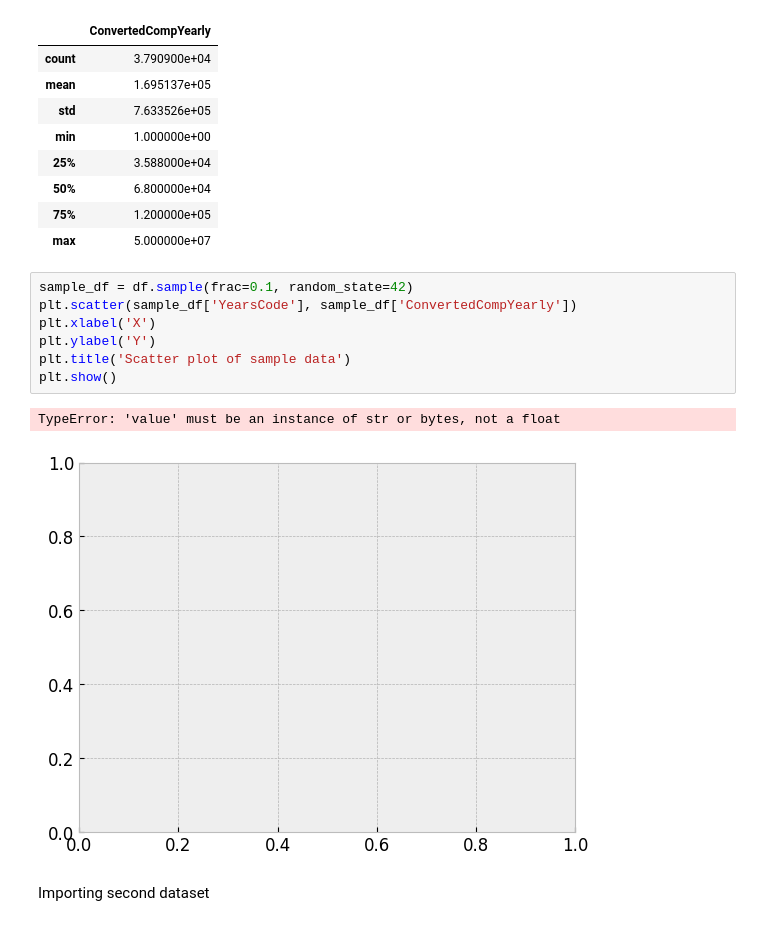
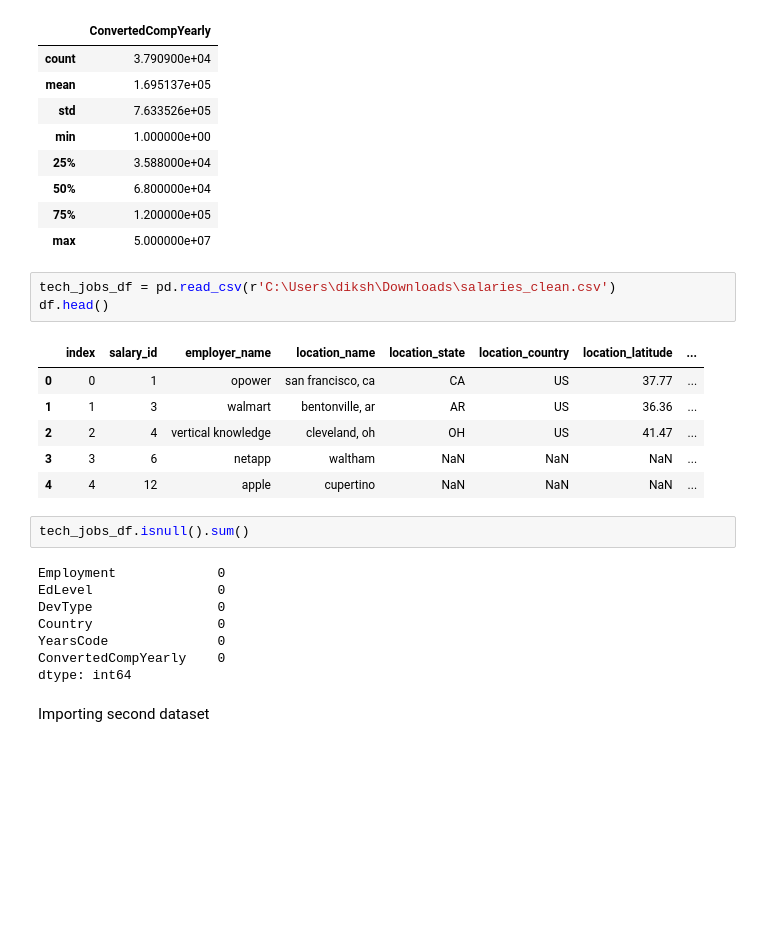
Before and after one commit to IT4063c-Spring23/final-project-dthapa1, a Jupyter notebook: source.ipynb, the cells around one changed output. Cells and saved outputs as stored; diff of their text form; blank space fills up the shorter version.

```diff
--- a/source.ipynb
+++ b/source.ipynb
@@ -151,16 +151,26 @@ new_df.describe()
 | 50% | 6.800000e+04 |
 | 75% | 1.200000e+05 |
 | max | 5.000000e+07 |
-# %%
-sample_df = df.sample(frac=0.1, random_state=42)
-plt.scatter(sample_df['YearsCode'], sample_df['ConvertedCompYearly'])
-plt.xlabel('X')
-plt.ylabel('Y')
-plt.title('Scatter plot of sample data')
-plt.show()
-# %% [output]
-TypeError: 'value' must be an instance of str or bytes, not a float
-[figure, removed]
+# %%
+tech_jobs_df = pd.read_csv(r'C:\Users\diksh\Downloads\salaries_clean.csv')
+df.head()
+# %% [output]
+|  | index | salary_id | employer_name | location_name | location_state | location_country | location_latitude | ... |
+| 0 | 0 | 1 | opower | san francisco, ca | CA | US | 37.77 | ... |
+| 1 | 1 | 3 | walmart | bentonville, ar | AR | US | 36.36 | ... |
+| 2 | 2 | 4 | vertical knowledge | cleveland, oh | OH | US | 41.47 | ... |
+| 3 | 3 | 6 | netapp | waltham | NaN | NaN | NaN | ... |
+| 4 | 4 | 12 | apple | cupertino | NaN | NaN | NaN | ... |
+# %%
+tech_jobs_df.isnull().sum()
+# %% [output]
+Employment             0
+EdLevel                0
+DevType                0
+Country                0
+YearsCode              0
+ConvertedCompYearly    0
+dtype: int64
 # %% [markdown]
 Importing second dataset
 # %%
```
